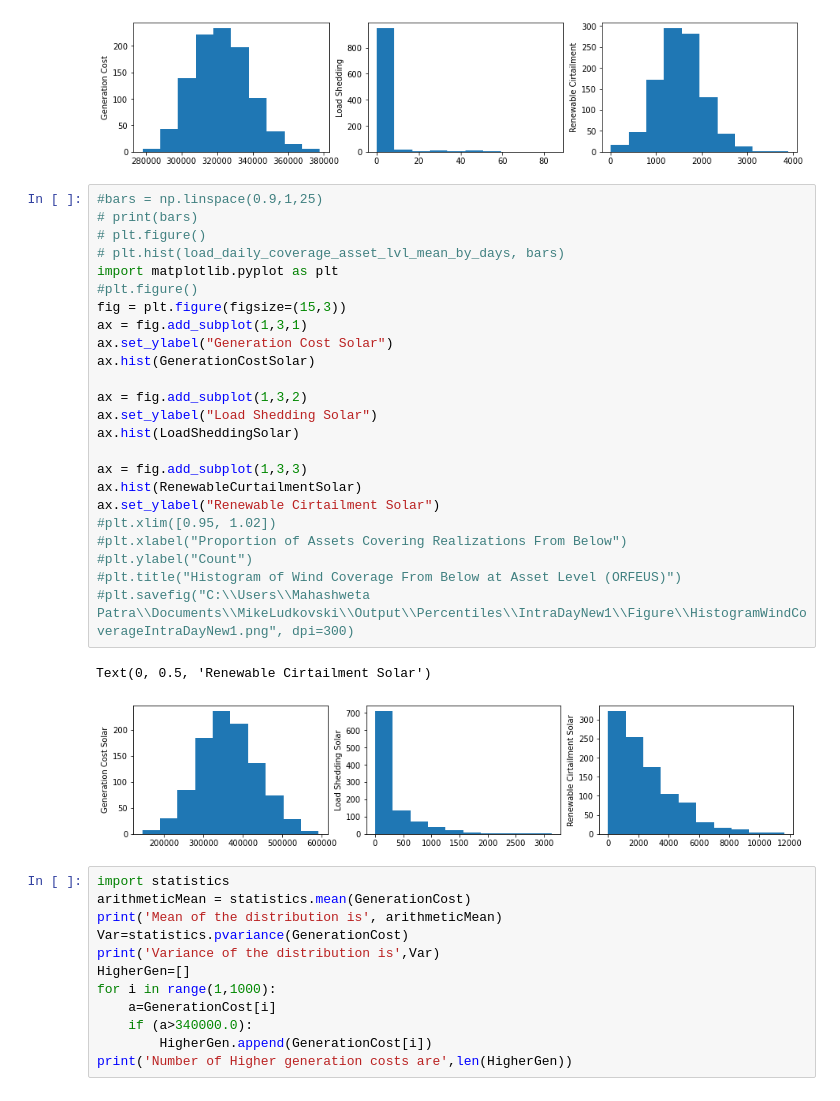
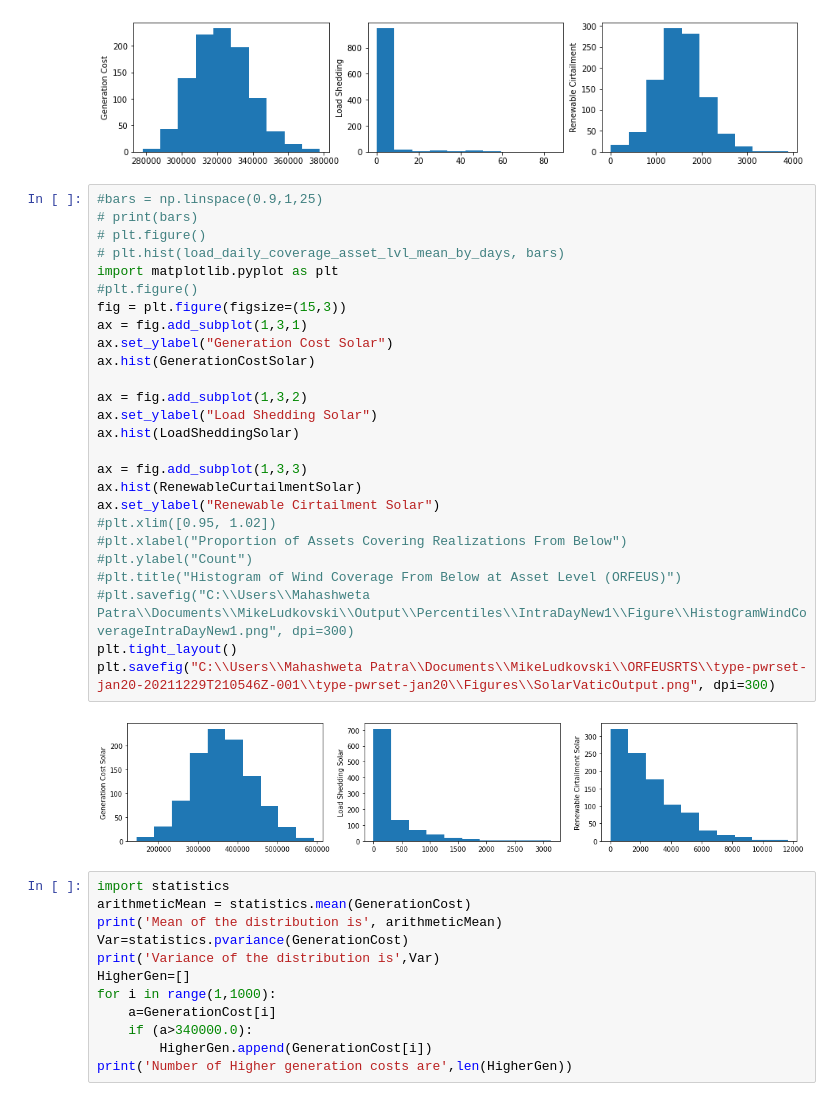
Before and after one commit to MahashwetaPatra/Financial-Modeling-Renewable-Energy, a Jupyter notebook: RTSVaticOutput.ipynb, the cells around one changed output. Drawn from its saved outputs; the diff is of its cells as text.

Commit message:
Add files via upload
Process RTS sample scenarios to understand input-output relationship between RTS scenarios and Vatic outputs:
(i) total daily system costs; (ii) lost load; (iii) renewable curtailment.
Converts pickle files to csv files

```diff
--- a/RTSVaticOutput.ipynb
+++ b/RTSVaticOutput.ipynb
@@ -72,30 +72,31 @@ Text(0, 0.5, 'Renewable Cirtailment')
 # %%
 #bars = np.linspace(0.9,1,25)
 # print(bars)
 # plt.figure()
 # plt.hist(load_daily_coverage_asset_lvl_mean_by_days, bars)
 import matplotlib.pyplot as plt
 #plt.figure()
 fig = plt.figure(figsize=(15,3))
 ax = fig.add_subplot(1,3,1)
 ax.set_ylabel("Generation Cost Solar")
 ax.hist(GenerationCostSolar)
 
 ax = fig.add_subplot(1,3,2)
 ax.set_ylabel("Load Shedding Solar")
 ax.hist(LoadSheddingSolar)
 
 ax = fig.add_subplot(1,3,3)
 ax.hist(RenewableCurtailmentSolar)
 ax.set_ylabel("Renewable Cirtailment Solar")
 #plt.xlim([0.95, 1.02])
 #plt.xlabel("Proportion of Assets Covering Realizations From Below")
 #plt.ylabel("Count")
 #plt.title("Histogram of Wind Coverage From Below at Asset Level (ORFEUS)")
 #plt.savefig("C:\\Users\\Mahashweta Patra\\Documents\\MikeLudkovski\\Output\\Percentiles\\IntraDayNew1\\Figure\\HistogramWindCoverageIntraDayNew1.png", dpi=300)
+plt.tight_layout()
+plt.savefig("C:\\Users\\Mahashweta Patra\\Documents\\MikeLudkovski\\ORFEUSRTS\\type-pwrset-jan20-20211229T210546Z-001\\type-pwrset-jan20\\Figures\\SolarVaticOutput.png", dpi=300)
 # %% [output]
-Text(0, 0.5, 'Renewable Cirtailment Solar')
-[figure, old version]
+[figure, new version]
 # %%
 import statistics
 arithmeticMean = statistics.mean(GenerationCost)
```
